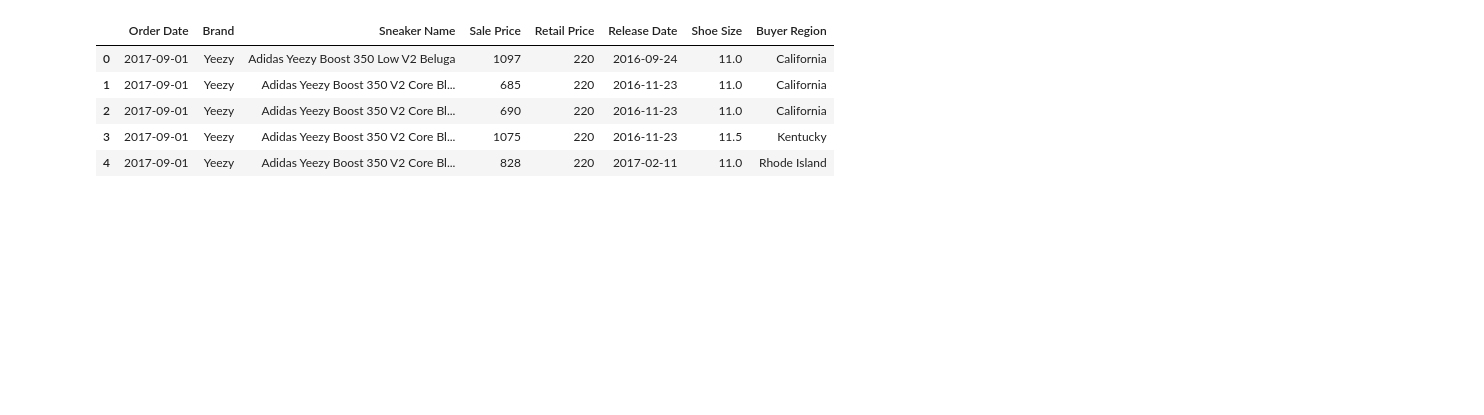
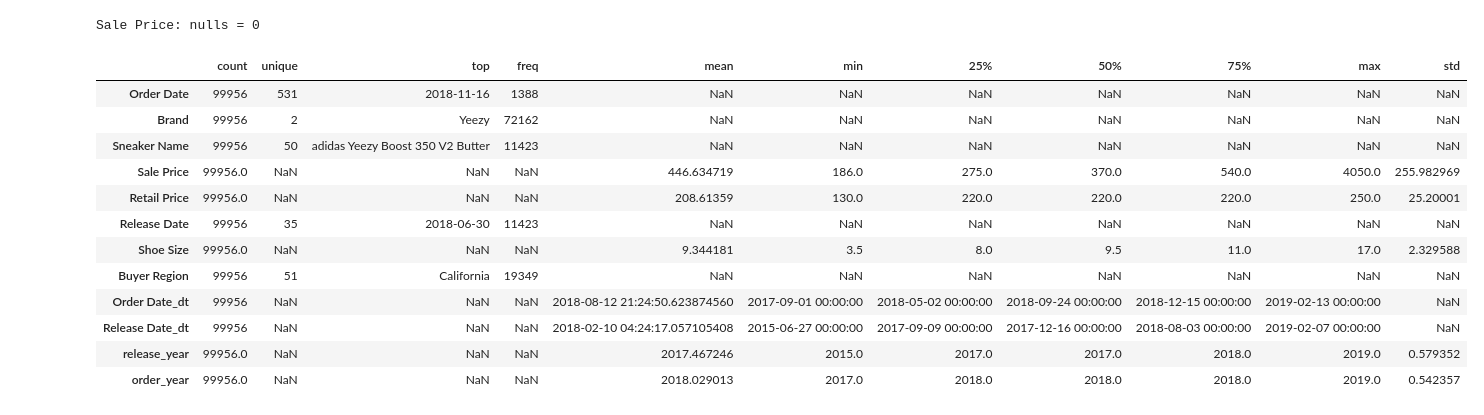
Before and after one commit to AksAad/Sneaker-price-prediction, a Jupyter notebook: notebooks/eda_visuals.ipynb, the cells around one changed output. Saved outputs shown, nothing was run; the diff lists cells and outputs as text; code cells hidden in the pictures; blank space fills up the shorter version.

```diff
--- a/notebooks/eda_visuals.ipynb
+++ b/notebooks/eda_visuals.ipynb
@@ -1,6 +1,14 @@
 # %%
-import pandas as pd
-import matplotlib.pyplot as plt
-import seaborn as sns
+import pandas as pd, numpy as np, matplotlib.pyplot as plt, seaborn as sns
+from sklearn.model_selection import train_test_split
+from sklearn.pipeline import Pipeline
+from sklearn.compose import ColumnTransformer
+from sklearn.impute import SimpleImputer
+from sklearn.preprocessing import OneHotEncoder
+from sklearn.ensemble import RandomForestRegressor
+from sklearn.metrics import mean_absolute_error, mean_squared_error, r2_score
+
+sns.set_style("whitegrid")
+pd.options.display.max_columns = 200
 # %%
 data = pd.read_csv("../media/Clean_Shoe_Data.csv")
@@ -7,10 +27,39 @@ data = pd.read_csv("../media/Clean_Shoe_Data.csv")
+# %%
+target_col = "Sale Price"
+retail_col = "Retail Price"
+brand_col = "Brand"
+release_col = "Release Date"
+size_col = "Shoe Size"
+region_col = "Buyer Region"
 # %%
-data.head()
+for col in [target_col, retail_col]:
+    if col in data.columns:
+        data[col] = pd.to_numeric(data[col].astype(str).str.replace(r'[^0-9.\-]', '', regex=True), errors='coerce')
+for dt_col in ["Order Date", "Release Date"]:
+    if dt_col in data.columns:
+        data[dt_col + "_dt"] = pd.to_datetime(data[dt_col], errors='coerce')
+data["release_year"] = data["Release Date_dt"].dt.year
+data["order_year"] = data["Order Date_dt"].dt.year
+
+if "Shoe Size" in data.columns:
+    data["Shoe Size"] = pd.to_numeric(data["Shoe Size"], errors="coerce")
+
+print("Sale Price: nulls =", data["Sale Price"].isna().sum() if "Sale Price" in data.columns else "no column")
+data_ml = data.dropna(subset=[target_col]).copy()
+display(data_ml.describe(include="all").T)
 # %% [output]
+Sale Price: nulls = 0
-|  | Order Date | Brand | Sneaker Name | Sale Price | Retail Price | Release Date | Shoe Size | Buyer Region |
-| 0 | 2017-09-01 | Yeezy | Adidas Yeezy Boost 350 Low V2 Beluga | 1097 | 220 | 2016-09-24 | 11.0 | California |
-| 1 | 2017-09-01 | Yeezy | Adidas Yeezy Boost 350 V2 Core Bl... | 685 | 220 | 2016-11-23 | 11.0 | California |
-| 2 | 2017-09-01 | Yeezy | Adidas Yeezy Boost 350 V2 Core Bl... | 690 | 220 | 2016-11-23 | 11.0 | California |
-| 3 | 2017-09-01 | Yeezy | Adidas Yeezy Boost 350 V2 Core Bl... | 1075 | 220 | 2016-11-23 | 11.5 | Kentucky |
-| 4 | 2017-09-01 | Yeezy | Adidas Yeezy Boost 350 V2 Core Bl... | 828 | 220 | 2017-02-11 | 11.0 | Rhode Island |
+|  | count | unique | top | freq | mean | min | 25% | 50% | 75% | max | std |
+| Order Date | 99956 | 531 | 2018-11-16 | 1388 | NaN | NaN | NaN | NaN | NaN | NaN | NaN |
+| Brand | 99956 | 2 | Yeezy | 72162 | NaN | NaN | NaN | NaN | NaN | NaN | NaN |
+| Sneaker Name | 99956 | 50 | adidas Yeezy Boost 350 V2 Butter | 11423 | NaN | NaN | NaN | NaN | NaN | NaN | NaN |
+| Sale Price | 99956.0 | NaN | NaN | NaN | 446.634719 | 186.0 | 275.0 | 370.0 | 540.0 | 4050.0 | 255.982969 |
+| Retail Price | 99956.0 | NaN | NaN | NaN | 208.61359 | 130.0 | 220.0 | 220.0 | 220.0 | 250.0 | 25.20001 |
+| Release Date | 99956 | 35 | 2018-06-30 | 11423 | NaN | NaN | NaN | NaN | NaN | NaN | NaN |
+| Shoe Size | 99956.0 | NaN | NaN | NaN | 9.344181 | 3.5 | 8.0 | 9.5 | 11.0 | 17.0 | 2.329588 |
+| Buyer Region | 99956 | 51 | California | 19349 | NaN | NaN | NaN | NaN | NaN | NaN | NaN |
+| Order Date_dt | 99956 | NaN | NaN | NaN | 2018-08-12 21:24:50.623874560 | 2017-09-01 00:00:00 | 2018-05-02 00:00:00 | 2018-09-24 00:00:00 | 2018-12-15 00:00:00 | 2019-02-13 00:00:00 | NaN |
+| Release Date_dt | 99956 | NaN | NaN | NaN | 2018-02-10 04:24:17.057105408 | 2015-06-27 00:00:00 | 2017-09-09 00:00:00 | 2017-12-16 00:00:00 | 2018-08-03 00:00:00 | 2019-02-07 00:00:00 | NaN |
+| release_year | 99956.0 | NaN | NaN | NaN | 2017.467246 | 2015.0 | 2017.0 | 2017.0 | 2018.0 | 2019.0 | 0.579352 |
+| order_year | 99956.0 | NaN | NaN | NaN | 2018.029013 | 2017.0 | 2018.0 | 2018.0 | 2018.0 | 2019.0 | 0.542357 |
 # %%
```
Also changed, not shown: parts of 8 cells of this notebook.
